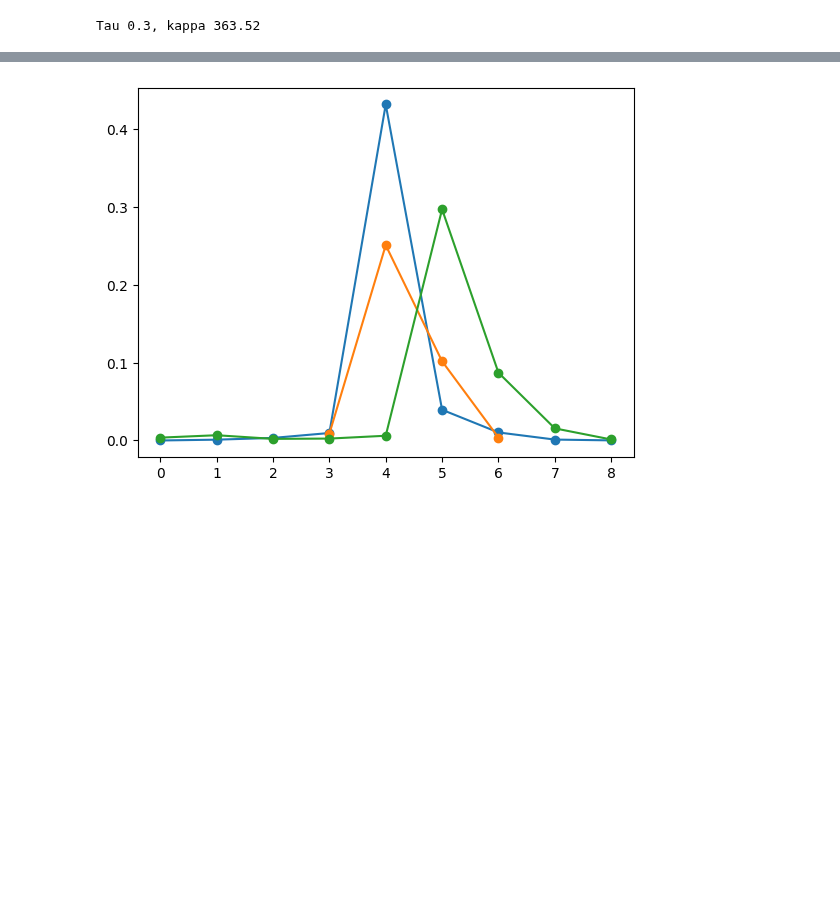
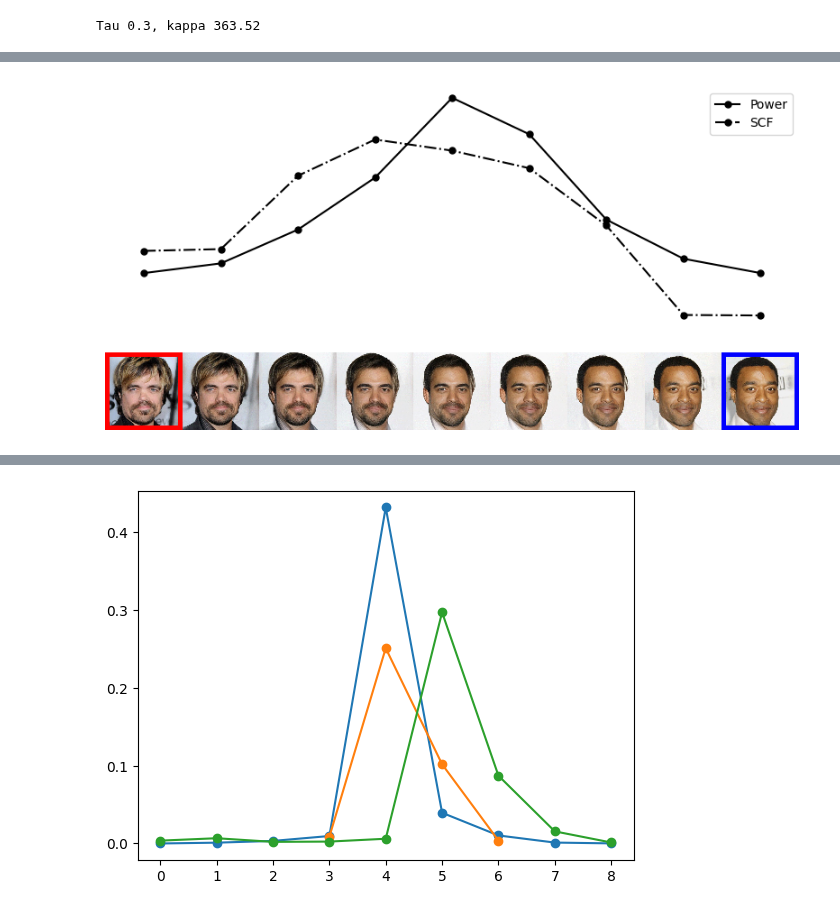
Before and after one commit to vanekek/face_ue, a Jupyter notebook: sandbox/interpolation_dataset.ipynb, the cells around one changed output, grey strips where cells are left out. Cells and saved outputs as stored; diff of their text form; code cells hidden in the pictures; blank space fills up the shorter version.

Commit message:
interpolation

```diff
--- a/sandbox/interpolation_dataset.ipynb
+++ b/sandbox/interpolation_dataset.ipynb
@@ -60,7 +110,10 @@ To use the future default and silence this warning we advise to pass `rcond=None
 # %%
 from evaluation.open_set_methods.posterior_prob_based import PosteriorProb
-class_model = 'power'
 
-estimator = PosteriorProb(kappa=0.3, beta=0.5, class_model=class_model, K=2, kappa_is_tau=True)
+class_model = "power"
+
+estimator = PosteriorProb(
+    kappa=0.3, beta=0.5, class_model=class_model, K=2, kappa_is_tau=True
+)
 # %% [output]
 Tau 0.3, kappa 363.52
@@ -66,0 +124,85 @@ Tau 0.3, kappa 363.52
+# %%
+def draw_frame(image, color, width):
+    rgb_color = (np.array(matplotlib.colors.to_rgb(color)) * 255).astype("uint8")
+    print(rgb_color)
+    image = np.copy(image)
+    image[0:width, :] = rgb_color
+    image[-width:, :] = rgb_color
+    image[:, 0:width] = rgb_color
+    image[:, -width:] = rgb_color
+    return image
+# %%
+id_to_color = {0: "black", 1: "green", 2: "cyan"}
+test_id = 0
+ids = [0, 1, 2]
+
+for test_id in ids:
+    fig, axs = plt.subplots(2, 1, sharex=True, figsize=(8, 5), frameon=False)
+    # Remove horizontal space between axes
+    fig.subplots_adjust(hspace=0, bottom=0, wspace=0)
+    first_gallery_emb = id_to_embs[test_id][0]
+    second_gallery_emb = id_to_embs[test_id][-1]
+    gallery_embeddings = np.concatenate(
+        [first_gallery_emb[np.newaxis, :], second_gallery_emb[np.newaxis, :]]
+    )
+    probe_embeddings = []
+    for j in np.arange(0, 9):
+        probe_embeddings.append(id_to_embs[test_id][j])
+
+    probe_embeddings = np.array(probe_embeddings)
+    # compute similarity matrix
+    similarity_matrix = probe_embeddings @ gallery_embeddings.T
+
+    import torch
+
+    probabilities = torch.exp(
+        estimator.compute_all_class_log_probabilities(
+            torch.tensor(similarity_matrix), T=0.5
+        )
+    ).numpy()
+    scale = 256
+    shift = 256 / 2
+    axs[0].plot(
+        np.arange(9) * scale + shift,
+        (-np.max(probabilities, axis=1) + 1) * scale,
+        marker="o",
+        markersize=5,
+        label=f"Power",
+        color=id_to_color[test_id],
+    )
+    data_unc = -np.array(np.exp(id_to_unc[test_id]))
+    data_unc = (data_unc - np.min(data_unc)) / (
+        (np.max(data_unc) - np.min(data_unc)) * 2
+    )
+    axs[0].plot(
+        np.arange(9) * scale + shift,
+        data_unc * scale,
+        marker="o",
+        markersize=5,
+        label=f"SCF",
+        color=id_to_color[test_id],
+        linestyle="dashdot",
+    )
+    # axs[0].set(xlabel=None)
+    axs[0].axis("off")
+    # ax2.imshow(np.concatenate(id_to_images[test_id], axis=1), extent=[0, -256 * 9, 0, -256], interpolation="none")
+    images = []
+    for j in range(9):
+        image_path = str(
+            loose_crop_path / (str(test_id) + "_" + str(j).zfill(4) + ".jpg")
+        )
+        images.append(plt.imread(image_path))
+    # gallery images outline
+    images[0] = draw_frame(images[0], "red", 15)
+    images[-1] = draw_frame(images[-1], "blue", 15)
+    axs[1].imshow(np.concatenate(images, axis=1), interpolation="none")
+    axs[1].axis("off")
+    axs[0].legend()
+    fig.tight_layout()
+    fig.savefig(
+        f"/app/paper_assets/images/inter_{test_id}",
+        dpi=300,
+        bbox_inches="tight",
+        pad_inches=0,
+    )
+# %% [output]
@@ -66,0 +215 @@ Tau 0.3, kappa 363.52
+[figure, added]
```
Also changed, not shown: parts of 15 cells of this notebook, 5 other files.
